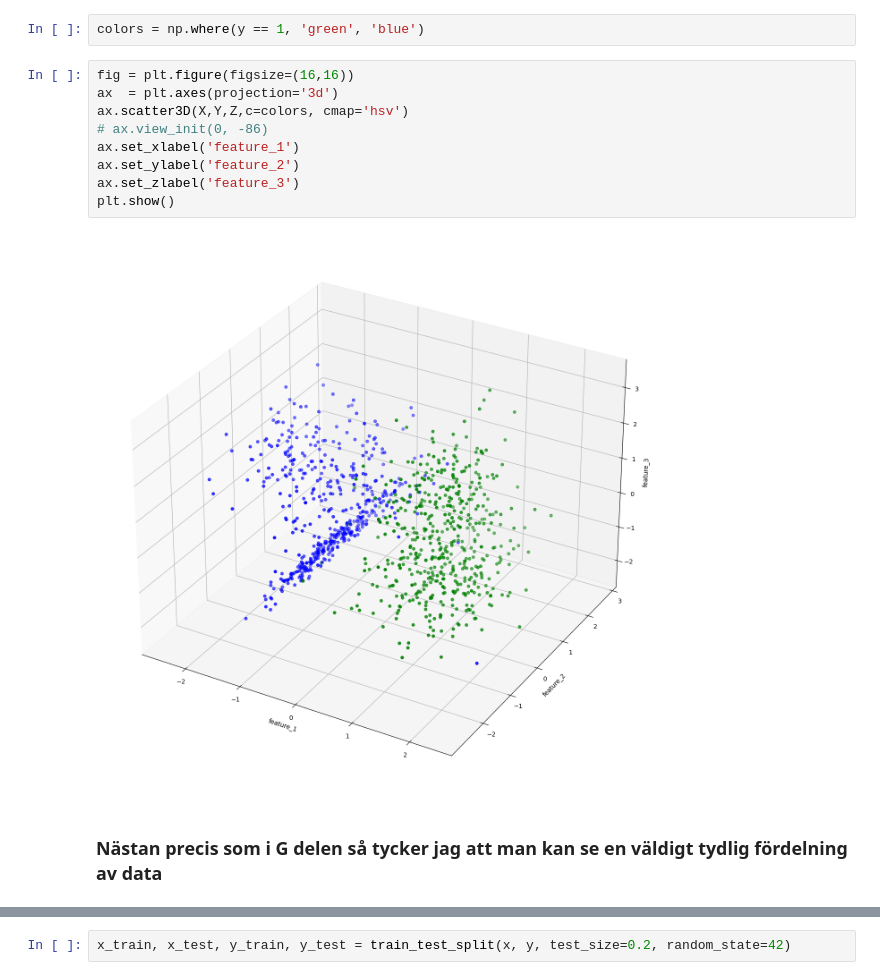
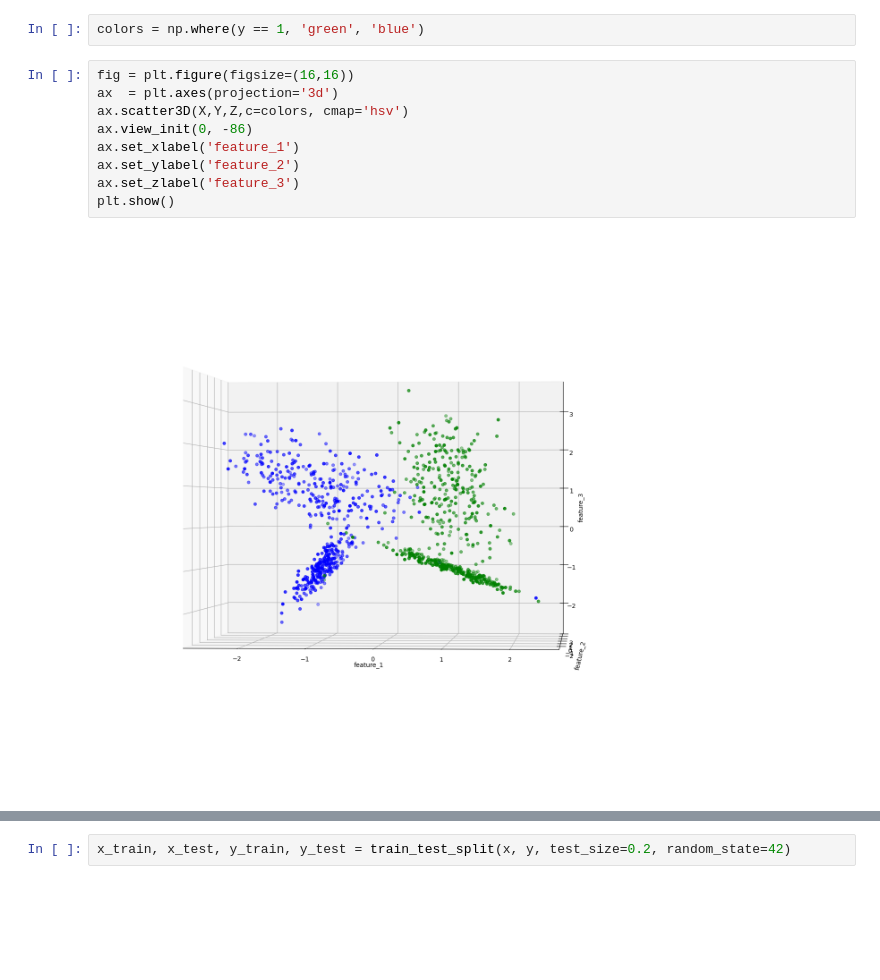
Before and after one commit to niclas-svanstrom/MachineLearning-SchoolProjects, a Jupyter notebook: niclas_svanström_svm.ipynb, the cells around one changed output, grey strips where cells are left out. Drawn from its saved outputs; the diff is of its cells as text; blank space fills up the shorter version.

```diff
--- a/niclas_svanström_svm.ipynb
+++ b/niclas_svanström_svm.ipynb
@@ -232,13 +240,11 @@ colors = np.where(y == 1, 'green', 'blue')
 # %%
 fig = plt.figure(figsize=(16,16))
 ax  = plt.axes(projection='3d')
 ax.scatter3D(X,Y,Z,c=colors, cmap='hsv')
-# ax.view_init(0, -86)
+ax.view_init(0, -86)
 ax.set_xlabel('feature_1')
 ax.set_ylabel('feature_2')
 ax.set_zlabel('feature_3')
 plt.show()
 # %% [output]
-[figure, old version]
+[figure, new version]
-# %% [markdown]
-### Nästan precis som i G delen så tycker jag att man kan se en väldigt tydlig fördelning av data
```
Also changed, not shown: parts of 15 cells of this notebook.
